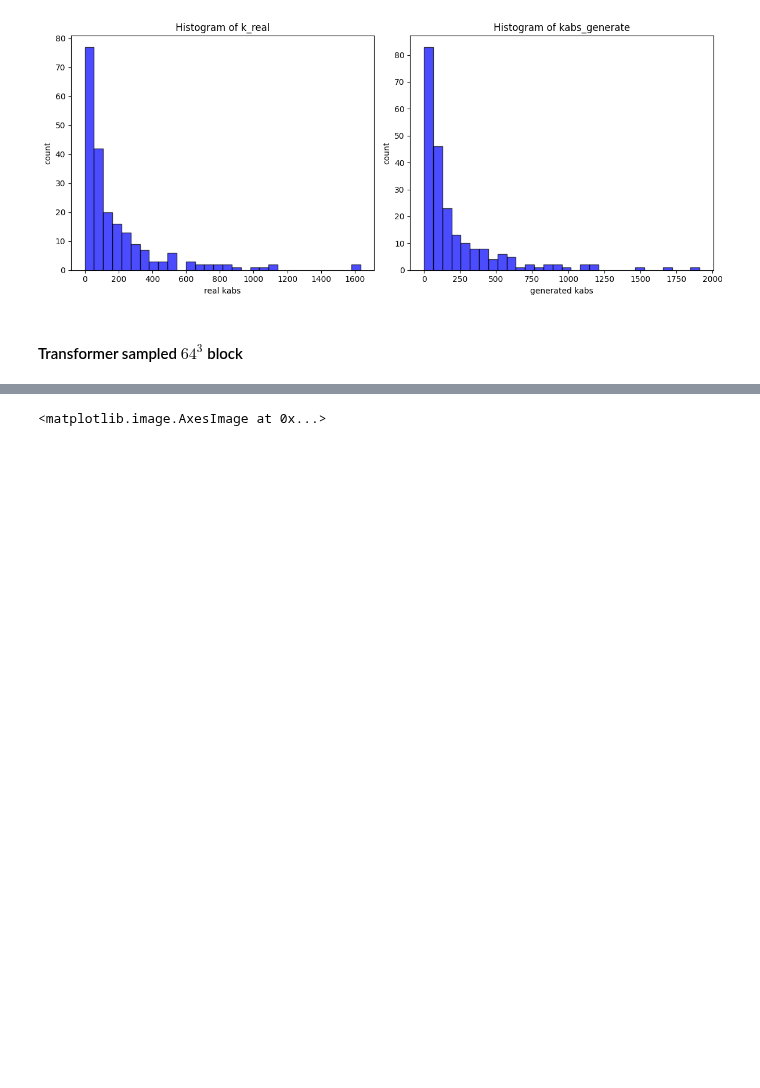
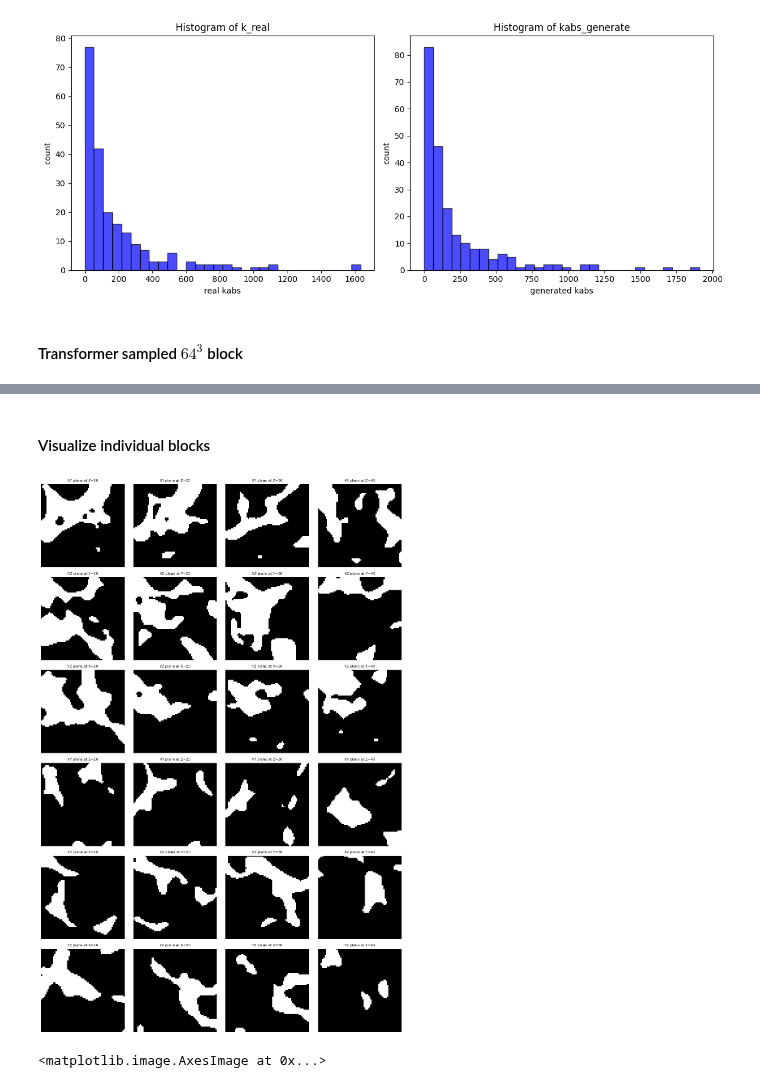
Before and after one commit to ZihanRen/poretransformer, a Jupyter notebook: lpu3dnet/eval/transformer_explore.ipynb, the cells around one changed output, grey strips where cells are left out. Cells and saved outputs as stored; diff of their text form; code cells hidden in the pictures; blank space fills up the shorter version.

```diff
--- a/lpu3dnet/eval/transformer_explore.ipynb
+++ b/lpu3dnet/eval/transformer_explore.ipynb
@@ -243,3 +240,58 @@ block_generator.generate_block()
+# %% [markdown]
+#### Visualize individual blocks
+# %%
+ds_data  = block_generator.ds_spatial
+img_list = []
+for coord in ds_data.keys():
+    ds = ds_data[coord]
+    img_list.append(ds['img'])
+
+img_arr = np.array(img_list)
+import random
+
+
+def visualize_planes_grid_extended(img_arr):
+    fig, axs = plt.subplots(6, 4, figsize=(12, 18))
+
+    # Select two different random image indices
+    img_index_1 = random.randint(0, img_arr.shape[0] - 1)
+    img_index_2 = random.randint(0, img_arr.shape[0] - 1)
+
+    # Define the slice indices to demonstrate the evolution with steps of 10
+    slice_indices = [10, 20, 30, 40]
+
+    for i in range(6):
+        for j in range(4):
+            if i < 3:  # First three rows, using img_index_1
+                img_index = img_index_1
+            else:  # Last three rows, using img_index_2
+                img_index = img_index_2
+
+            # Determine the plane and slice index based on the row
+            if i % 3 == 0:  # XY plane evolution in the first and fourth row
+                slice_index = slice_indices[j]
+                slice_2d = img_arr[img_index, :, :, slice_index]
+                title = f'XY plane at Z={slice_index}'
+            elif i % 3 == 1:  # XZ plane evolution in the second and fifth row
+                slice_index = slice_indices[j]
+                slice_2d = img_arr[img_index, slice_index, :, :]
+                title = f'XZ plane at Y={slice_index}'
+            else:  # YZ plane evolution in the third and sixth row
+                slice_index = slice_indices[j]
+                slice_2d = img_arr[img_index, :, slice_index, :]
+                title = f'YZ plane at X={slice_index}'
+
+            # Display the 2D slice
+            axs[i, j].imshow(slice_2d, cmap='gray')
+            axs[i, j].set_title(title, fontsize=8)
+            axs[i, j].axis('off')
+
+    plt.tight_layout()
+    plt.show()
+
+visualize_planes_grid_extended(img_arr)
+# %% [output]
+[figure, added]
 # %%
 import numpy as np
 
```
Also changed, not shown: parts of 5 cells of this notebook, 6 other files.
